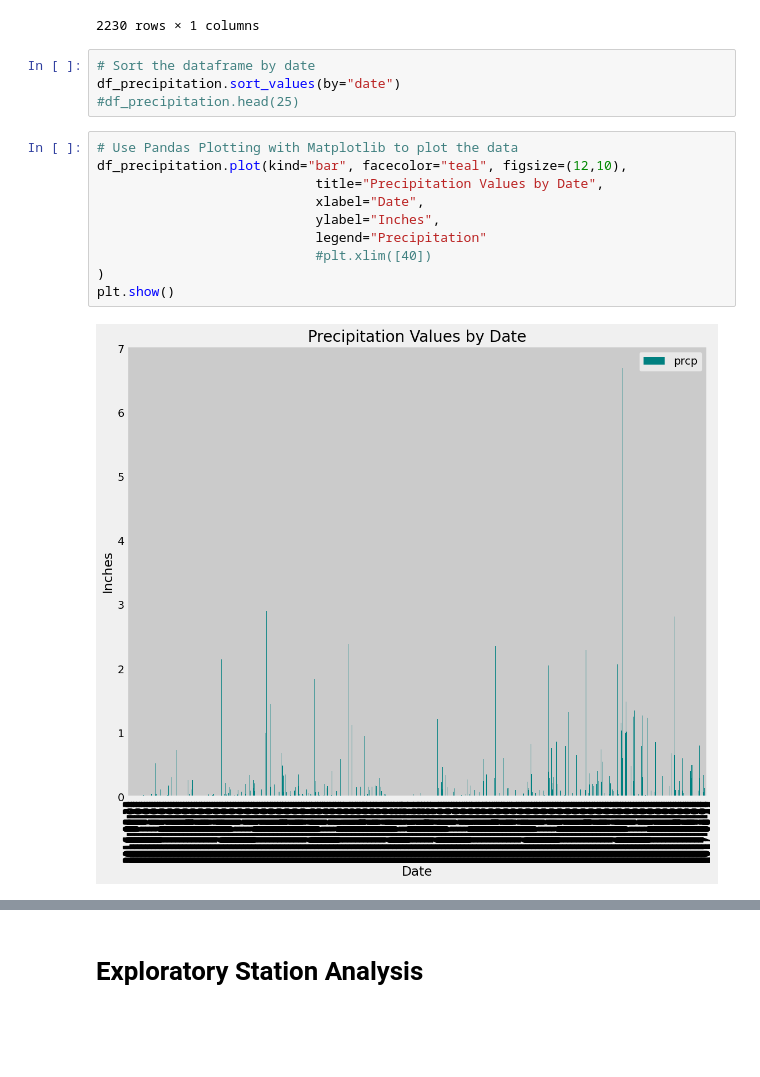
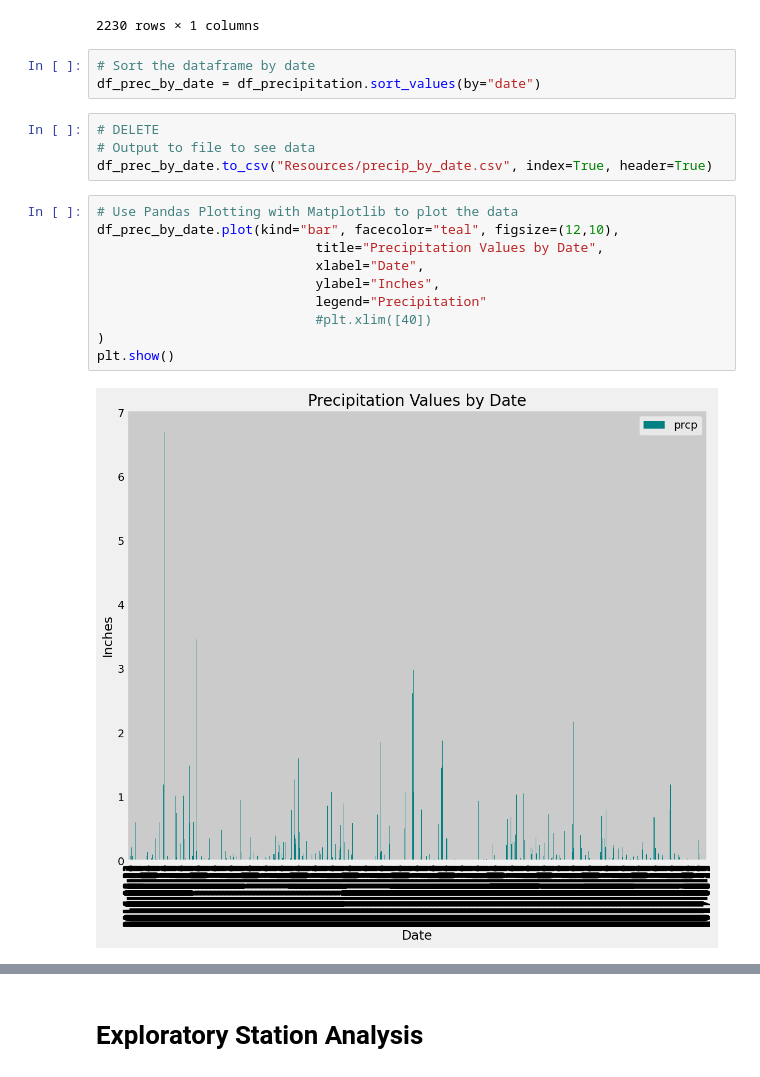
Before and after one commit to rchascall/sqlalchemy-challenge, a Jupyter notebook: SurfsUp/climate_starter.ipynb, the cells around one changed output, grey strips where cells are left out. Saved outputs shown, nothing was run; the diff lists cells and outputs as text; blank space fills up the shorter version.

```diff
--- a/SurfsUp/climate_starter.ipynb
+++ b/SurfsUp/climate_starter.ipynb
@@ -76,19 +84,22 @@ df_precipitation
 2230 rows × 1 columns
 # %%
 # Sort the dataframe by date
-df_precipitation.sort_values(by="date")
-#df_precipitation.head(25)
+df_prec_by_date = df_precipitation.sort_values(by="date")
+# %%
+# DELETE
+# Output to file to see data
+df_prec_by_date.to_csv("Resources/precip_by_date.csv", index=True, header=True)
 # %%
 # Use Pandas Plotting with Matplotlib to plot the data
-df_precipitation.plot(kind="bar", facecolor="teal", figsize=(12,10),
+df_prec_by_date.plot(kind="bar", facecolor="teal", figsize=(12,10),
                             title="Precipitation Values by Date",
                             xlabel="Date",
                             ylabel="Inches",
                             legend="Precipitation"
                             #plt.xlim([40])
 )
 plt.show()
 # %% [output]
-[figure, old version]
+[figure, new version]
 # %%
 # Use Pandas to calcualte the summary statistics for the precipitation data
```
Also changed, not shown: parts of 3 cells of this notebook, 1 other file.
